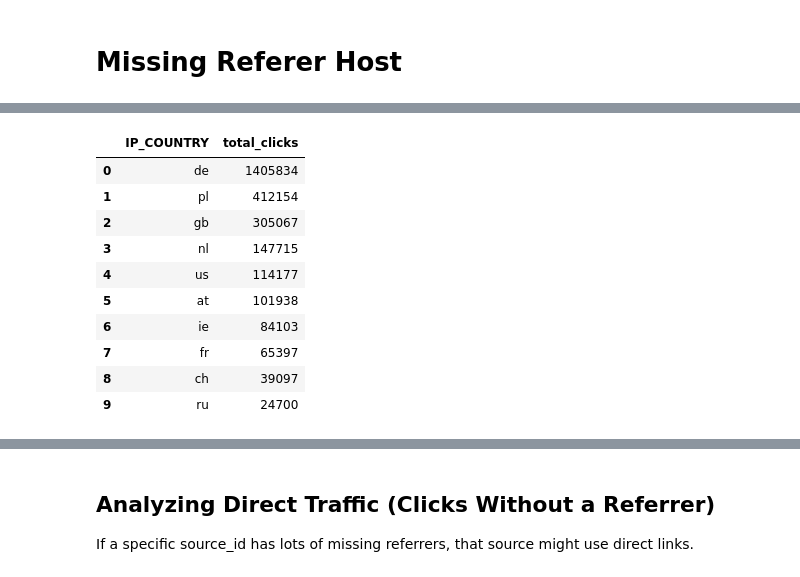
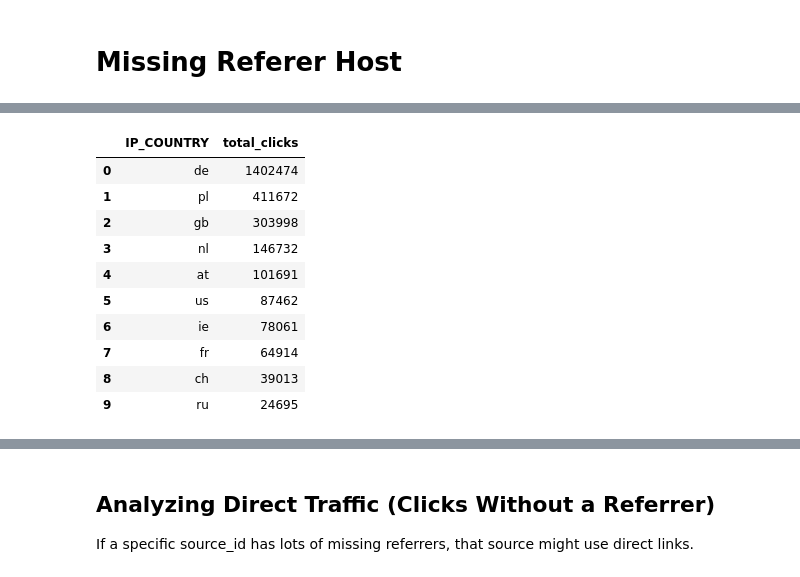
Before and after one commit to rumkom/Clicks, a Jupyter notebook: clicks_EDA.ipynb, the cells around one changed output, grey strips where cells are left out. Drawn from its saved outputs; the diff is of its cells as text; code cells hidden in the pictures.

```diff
--- a/clicks_EDA.ipynb
+++ b/clicks_EDA.ipynb
@@ -442,0 +779,3 @@ user_agent_df.head(20)
+# %%
+
+data_df['INFERRED_REFERER_HOST'] = data_df['USER_AGENT'].apply(infer_referer_host)
@@ -442,0 +806,2 @@ user_agent_df.head(20)
+# %%
+data_df['REFERER_HOST_FILL'] = data_df['REFERER_HOST'].fillna(data_df['INFERRED_REFERER_HOST'])
@@ -442,0 +826,4 @@ user_agent_df.head(20)
+# %%
+# Zeilen, wo REFERER_HOST_FILL immer noch NaN ist
+remaining_missing = data_df['REFERER_HOST_FILL'].isna()
+print(f"Übrig gebliebene fehlende REFERER_HOSTs: {remaining_missing.sum()}")
@@ -442,0 +834,2 @@ user_agent_df.head(20)
+# %%
+remaining_df = data_df[remaining_missing]
@@ -591,16 +987,16 @@ pr_lnk_df.head(10)
 # %%
-ip_country_df = missing_rh_df.groupby("IP_COUNTRY")['ID'].nunique().sort_values(ascending=False).to_frame().reset_index()
+ip_country_df = remaining_df.groupby("IP_COUNTRY")['ID'].nunique().sort_values(ascending=False).to_frame().reset_index()
 ip_country_df.columns = ["IP_COUNTRY", "total_clicks"]
 ip_country_df.head(10)
 # %% [output]
 |  | IP_COUNTRY | total_clicks |
-| 0 | de | 1405834 |
-| 1 | pl | 412154 |
-| 2 | gb | 305067 |
-| 3 | nl | 147715 |
-| 4 | us | 114177 |
-| 5 | at | 101938 |
-| 6 | ie | 84103 |
-| 7 | fr | 65397 |
-| 8 | ch | 39097 |
-| 9 | ru | 24700 |
+| 0 | de | 1402474 |
+| 1 | pl | 411672 |
+| 2 | gb | 303998 |
+| 3 | nl | 146732 |
+| 4 | at | 101691 |
+| 5 | us | 87462 |
+| 6 | ie | 78061 |
+| 7 | fr | 64914 |
+| 8 | ch | 39013 |
+| 9 | ru | 24695 |
```
Also changed, not shown: parts of 68 cells of this notebook.
